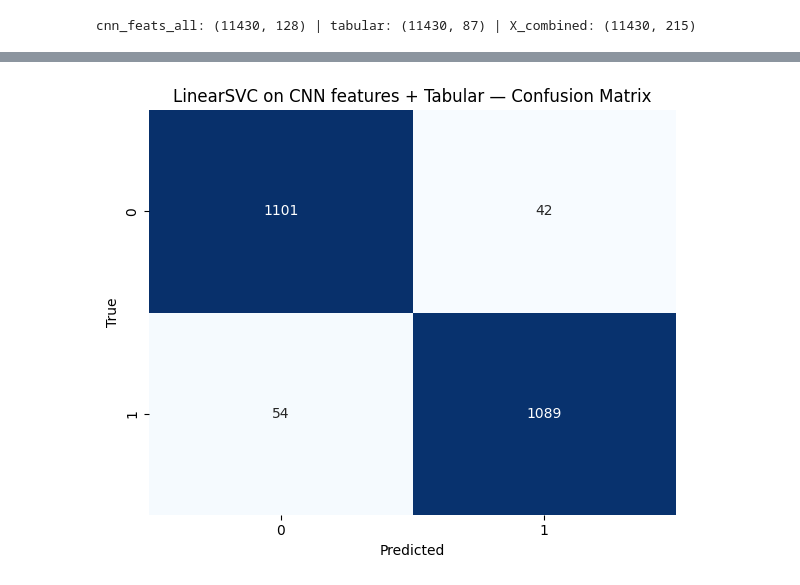
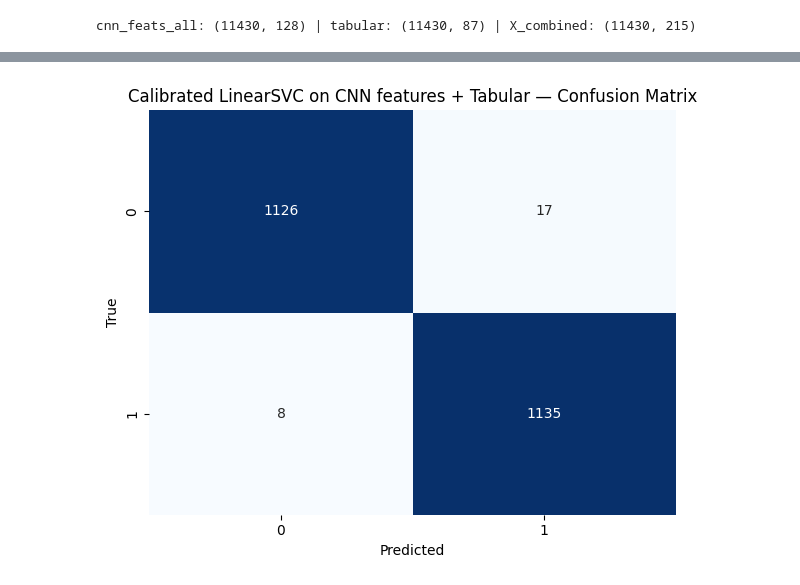
Before and after one commit to DyanielCX/DLI-Assm, a Jupyter notebook: ZhenYong_CNN_Model.ipynb, the cells around one changed output, grey strips where cells are left out. Drawn from its saved outputs; the diff is of its cells as text; code cells hidden in the pictures.

```diff
--- a/ZhenYong_CNN_Model.ipynb
+++ b/ZhenYong_CNN_Model.ipynb
@@ -79,19 +92,12 @@ def build_cnn_parallel(vocab_size, embed_dim=50, sequence_length=200, num_classe
     model = Model(inputs=inputs, outputs=outputs)
     return model
 # %%
-# Compile and train CNN
-from keras.preprocessing import sequence
-from sklearn.metrics import classification_report, confusion_matrix
-import time
-
-sequence_length = 200 if 'sequence_length' not in globals() else sequence_length
 x_train_pad = sequence.pad_sequences(X_train, maxlen=sequence_length)
 x_val_pad = sequence.pad_sequences(X_val, maxlen=sequence_length)
 x_test_pad = sequence.pad_sequences(X_test, maxlen=sequence_length)
 
 vocab_size = len(tokenizer.word_index)
 num_classes = y_train.shape[1]
-embed_dim = 50 if 'embed_dim' not in globals() else embed_dim
 
 cnn_model = build_cnn_parallel(vocab_size, embed_dim, sequence_length, num_classes)
 cnn_model.compile(loss='binary_crossentropy', optimizer='adam', metrics=['accuracy'])
@@ -100,8 +106,8 @@ start_time = time.time()
 history = cnn_model.fit(
     x_train_pad, y_train,
     validation_data=(x_val_pad, y_val),
-    epochs=epochs if 'epochs' in globals() else 10,
-    batch_size=batch_size if 'batch_size' in globals() else 128,
+    epochs=epochs,
+    batch_size=batch_size,
     shuffle=True,
     verbose=1
 )
@@ -171,37 +171,61 @@ print("cnn_feats_all:", cnn_feats_all.shape,
 # %% [output]
 cnn_feats_all: (11430, 128) | tabular: (11430, 87) | X_combined: (11430, 215)
 # %%
-from sklearn.model_selection import train_test_split
-from sklearn.svm import LinearSVC
-from sklearn.metrics import accuracy_score, classification_report, confusion_matrix
-import matplotlib.pyplot as plt
-import seaborn as sns
+# MODEL TRAINING — CALIBRATED SVC WITH THRESHOLD TUNING
+# Train LinearSVC wrapped in CalibratedClassifierCV, tune threshold on validation set for best accuracy.
 
+# Fixed split seed for reproducibility
+_split_seed = 9
 X_train_svc, X_test_svc, y_train_svc, y_test_svc = train_test_split(
-    X_combined, y_all, test_size=0.2, stratify=y_all, random_state=42
+    X_combined, y_all, test_size=0.2, stratify=y_all, random_state=_split_seed
 )
 
-svm_model = LinearSVC(
+# Further split training set into train/val
+X_tr_c, X_val_c, y_tr_c, y_val_c = train_test_split(
+    X_train_svc, y_train_svc, test_size=0.2, stratify=y_train_svc, random_state=42
+)
+
+# Base Linear SVC
+base_svc = LinearSVC(
     loss="squared_hinge",
     penalty="l2",
     dual=True,
+    max_iter=100000,
+    tol=1e-3,
     class_weight="balanced",
     C=1.0,
-    tol=1e-3,
-    max_iter=100000,
     random_state=42
 )
-svm_model.fit(X_train_svc, y_train_svc)
 
-y_pred_svc = svm_model.predict(X_test_svc)
-svc_acc = accuracy_score(y_test_svc, y_pred_svc)
-print(f"LinearSVC on [cnn_features | tabular] — test accuracy: {svc_acc:.4f}")
-print("Classification report:\n", classification_report(y_test_svc, y_pred_svc, digits=4))
+# Wrap with calibration
+svc_cal = CalibratedClassifierCV(base_svc, cv=5, method="sigmoid")
+svc_cal.fit(X_tr_c, y_tr_c)
 
-cm = confusion_matrix(y_test_svc, y_pred_svc)
+# Threshold tuning on validation set
+val_proba_svc = svc_cal.predict_proba(X_val_c)[:, 1]
+thr_grid = np.linspace(0.05, 0.95, 181)
+best_thr_svc, best_acc_svc = 0.5, 0.0
+for t in thr_grid:
+    acc = accuracy_score(y_val_c, (val_proba_svc >= t).astype(int))
+    if acc > best_acc_svc:
+        best_acc_svc, best_thr_svc = acc, t
+
+print(f"[SVC] Best val acc at thr={best_thr_svc:.3f}")
+
+# Re-train on full train set and evaluate on test set
+svc_cal.fit(X_train_svc, y_train_svc)
+test_proba_svc = svc_cal.predict_proba(X_test_svc)[:, 1]
+svc_test_acc = accuracy_score(y_test_svc, (test_proba_svc >= best_thr_svc).astype(int))
+print(f"Calibrated SVC test accuracy (tuned thr): {svc_test_acc:.4f}")
+print("Classification report:\n", classification_report(
+    y_test_svc, (test_proba_svc >= best_thr_svc).astype(int), digits=4
+))
+
+# Confusion matrix
+cm = confusion_matrix(y_test_svc, (test_proba_svc >= best_thr_svc).astype(int))
 plt.figure(figsize=(6,5))
 sns.heatmap(cm, annot=True, fmt="d", cmap="Blues", cbar=False)
-plt.title("LinearSVC on CNN features + Tabular — Confusion Matrix")
+plt.title("Calibrated LinearSVC on CNN features + Tabular — Confusion Matrix")
 plt.xlabel("Predicted")
 plt.ylabel("True")
 plt.tight_layout()
@@ -220 +245 @@ weighted avg     0.9581    0.9580    0.9580      2286
-[figure, old version]
+[figure, new version]
```
Also changed, not shown: parts of 9 cells of this notebook.
